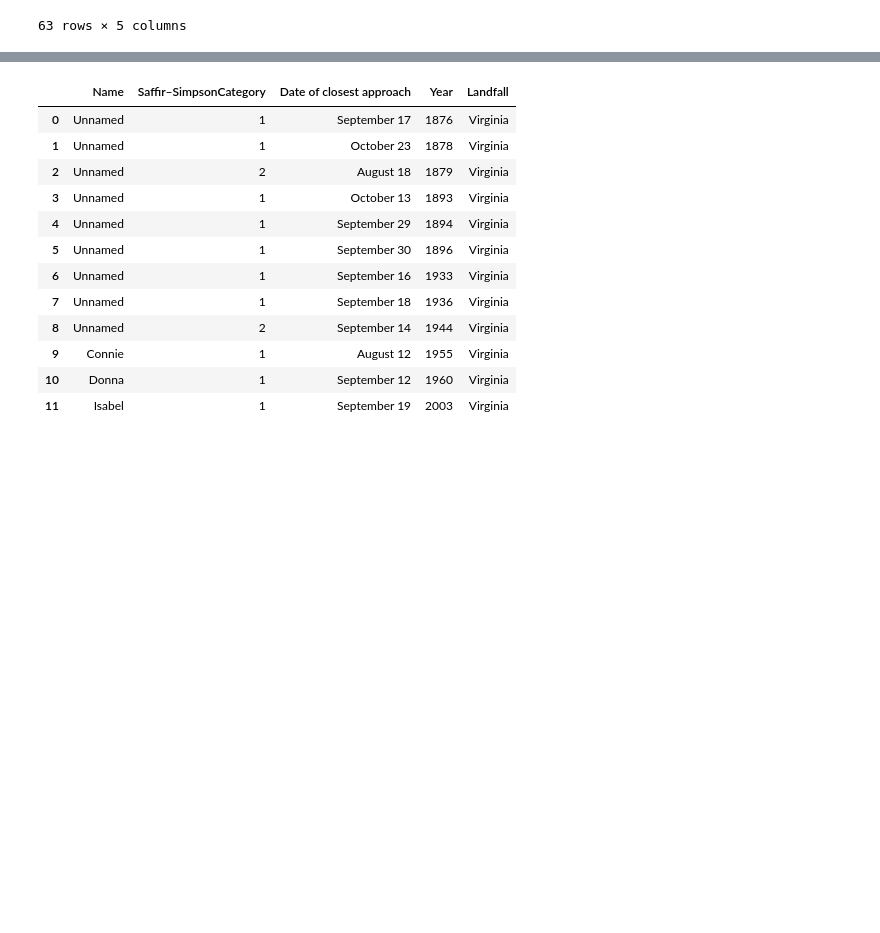
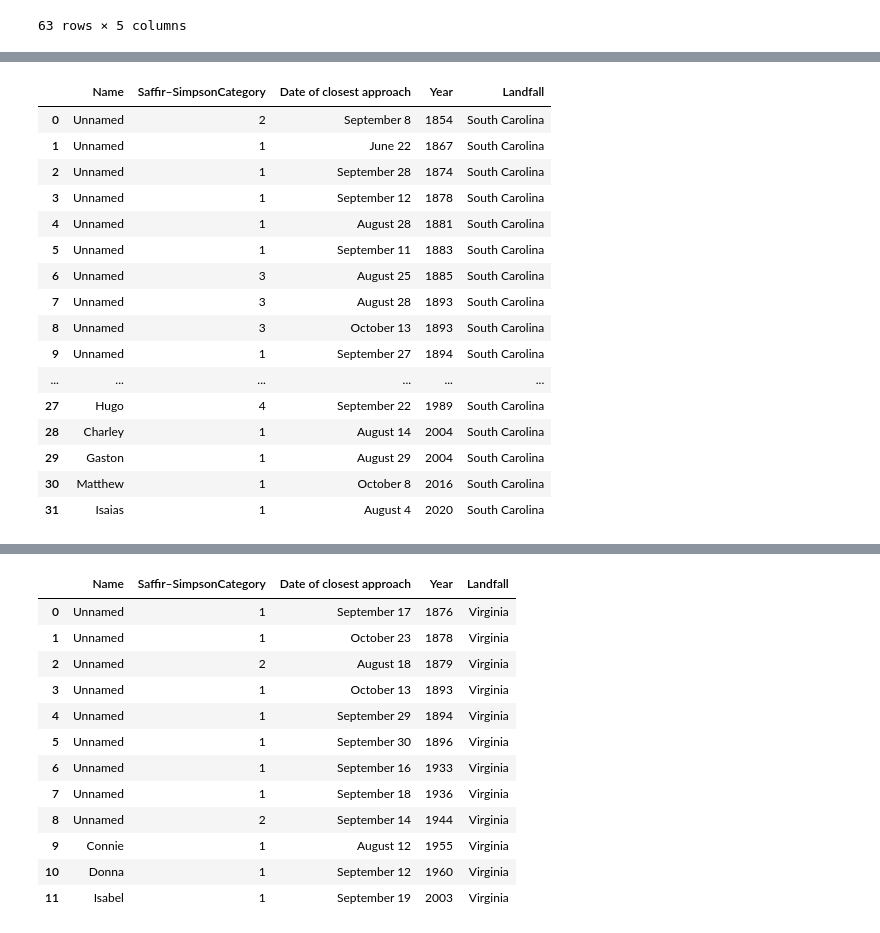
Before and after one commit to jbcleland/StrongWinds, a Jupyter notebook: notebook/Webscrape for each state hurricane.ipynb, the cells around one changed output, grey strips where cells are left out. Cells and saved outputs as stored; diff of their text form; code cells hidden in the pictures; blank space fills up the shorter version.

```diff
--- a/notebook/Webscrape for each state hurricane.ipynb
+++ b/notebook/Webscrape for each state hurricane.ipynb
@@ -223,4 +373,28 @@ Rhode_Island = pd.read_html(str(soup.find_all('table', class_=  'wikitable')))[1
 # %%
 South_Carolina = pd.read_html(str(soup.find_all('table', class_=  'wikitable')))[16]
+# %%
+South_Carolina['Landfall'] = 'South Carolina'
+South_Carolina.drop(South_Carolina.columns[[-2, -3, -4,-5,-6]], axis = 1, inplace = True)
+South_Carolina= South_Carolina.drop(South_Carolina.index[-1:])
+South_Carolina['Saffir–SimpsonCategory'] = South_Carolina['Saffir–SimpsonCategory'].str.extract('(\d+)', expand=False)
+South_Carolina
+# %% [output]
+|  | Name | Saffir–SimpsonCategory | Date of closest approach | Year | Landfall |
+| 0 | Unnamed | 2 | September 8 | 1854 | South Carolina |
+| 1 | Unnamed | 1 | June 22 | 1867 | South Carolina |
+| 2 | Unnamed | 1 | September 28 | 1874 | South Carolina |
+| 3 | Unnamed | 1 | September 12 | 1878 | South Carolina |
+| 4 | Unnamed | 1 | August 28 | 1881 | South Carolina |
+| 5 | Unnamed | 1 | September 11 | 1883 | South Carolina |
+| 6 | Unnamed | 3 | August 25 | 1885 | South Carolina |
+| 7 | Unnamed | 3 | August 28 | 1893 | South Carolina |
+| 8 | Unnamed | 3 | October 13 | 1893 | South Carolina |
+| 9 | Unnamed | 1 | September 27 | 1894 | South Carolina |
+| ... | ... | ... | ... | ... | ... |
+| 27 | Hugo | 4 | September 22 | 1989 | South Carolina |
+| 28 | Charley | 1 | August 14 | 2004 | South Carolina |
+| 29 | Gaston | 1 | August 29 | 2004 | South Carolina |
+| 30 | Matthew | 1 | October 8 | 2016 | South Carolina |
+| 31 | Isaias | 1 | August 4 | 2020 | South Carolina |
 # %%
 Texas = pd.read_html(str(soup.find_all('table', class_=  'wikitable')))[17]
```
Also changed, not shown: parts of 25 cells of this notebook, 15 other files.
